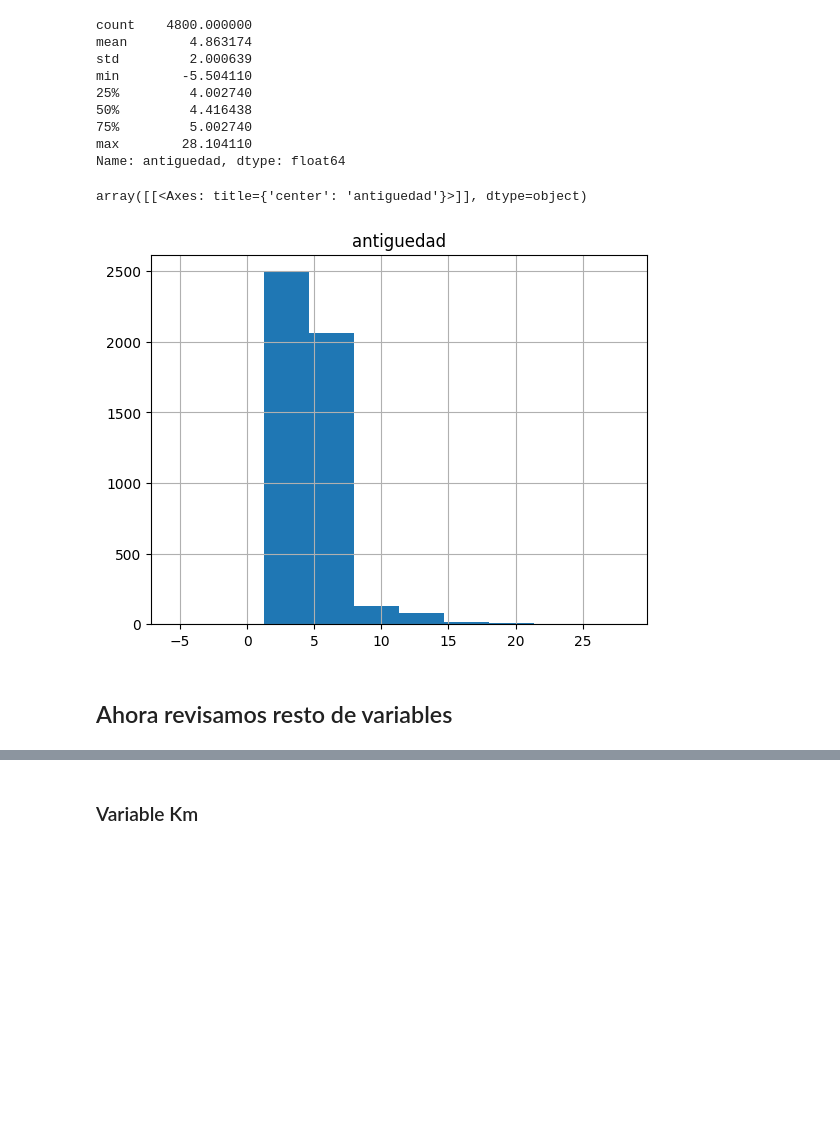
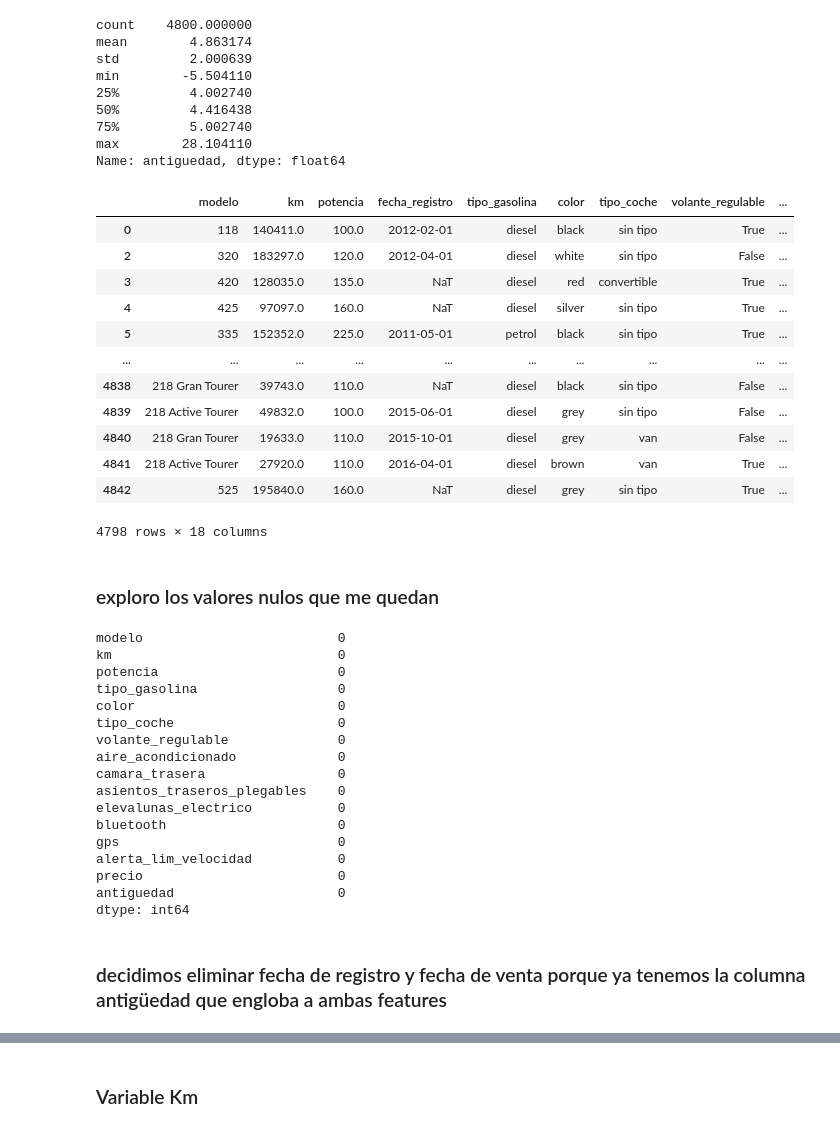
Before and after one commit to Unbiunio/Project-BMW, a Jupyter notebook: df_bmw.ipynb, the cells around one changed output, grey strips where cells are left out. Cells and saved outputs as stored; diff of their text form; code cells hidden in the pictures; blank space fills up the shorter version.

```diff
--- a/df_bmw.ipynb
+++ b/df_bmw.ipynb
@@ -343,5 +355,16 @@ Name: antiguedad, dtype: float64
 # %%
-df_bmw.hist('antiguedad')
+df_bmw
 # %% [output]
+|  | modelo | km | potencia | fecha_registro | tipo_gasolina | color | tipo_coche | volante_regulable | ... |
+| 0 | 118 | 140411.0 | 100.0 | 2012-02-01 | diesel | black | sin tipo | True | ... |
+| 2 | 320 | 183297.0 | 120.0 | 2012-04-01 | diesel | white | sin tipo | False | ... |
+| 3 | 420 | 128035.0 | 135.0 | NaT | diesel | red | convertible | True | ... |
+| 4 | 425 | 97097.0 | 160.0 | NaT | diesel | silver | sin tipo | True | ... |
+| 5 | 335 | 152352.0 | 225.0 | 2011-05-01 | petrol | black | sin tipo | True | ... |
+| ... | ... | ... | ... | ... | ... | ... | ... | ... | ... |
+| 4838 | 218 Gran Tourer | 39743.0 | 110.0 | NaT | diesel | black | sin tipo | False | ... |
+| 4839 | 218 Active Tourer | 49832.0 | 100.0 | 2015-06-01 | diesel | grey | sin tipo | False | ... |
+| 4840 | 218 Gran Tourer | 19633.0 | 110.0 | 2015-10-01 | diesel | grey | van | False | ... |
+| 4841 | 218 Active Tourer | 27920.0 | 110.0 | 2016-04-01 | diesel | brown | van | True | ... |
+| 4842 | 525 | 195840.0 | 160.0 | NaT | diesel | grey | sin tipo | True | ... |
-array([[<Axes: title={'center': 'antiguedad'}>]], dtype=object)
+4798 rows × 18 columns
-[figure, removed]
@@ -352,2 +371,24 @@ df_bmw5.drop(df_bmw5[df_bmw5['antiguedad']<0].index, inplace=True)
-# %% [markdown]
-## Ahora revisamos resto de variables
+# %% [markdown]
+### exploro los valores nulos que me quedan
+# %%
+df_bmw.isnull().sum()
+# %% [output]
+modelo                         0
+km                             0
+potencia                       0
+tipo_gasolina                  0
+color                          0
+tipo_coche                     0
+volante_regulable              0
+aire_acondicionado             0
+camara_trasera                 0
+asientos_traseros_plegables    0
+elevalunas_electrico           0
+bluetooth                      0
+gps                            0
+alerta_lim_velocidad           0
+precio                         0
+antiguedad                     0
+dtype: int64
+# %% [markdown]
+### decidimos eliminar fecha de registro y fecha de venta porque ya tenemos la columna antigüedad que engloba a ambas features
```
Also changed, not shown: parts of 14 cells of this notebook.
